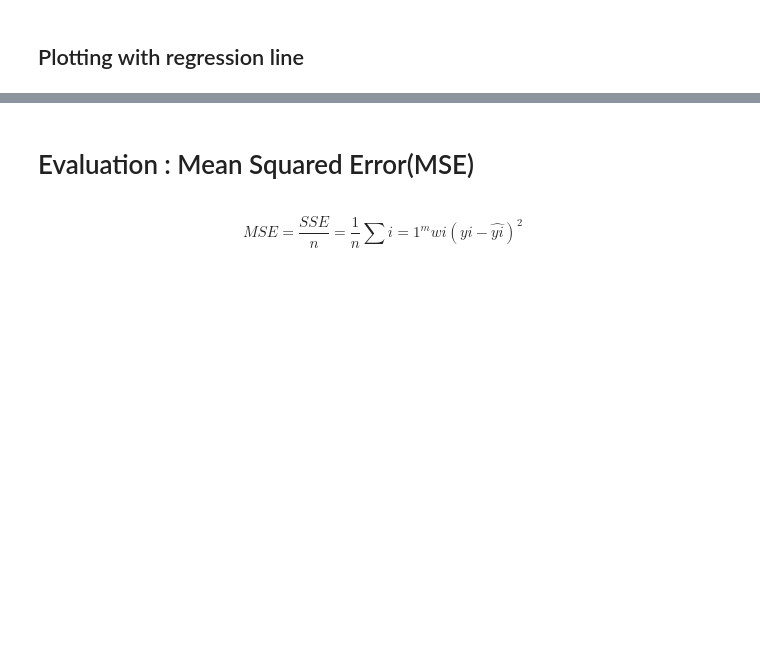
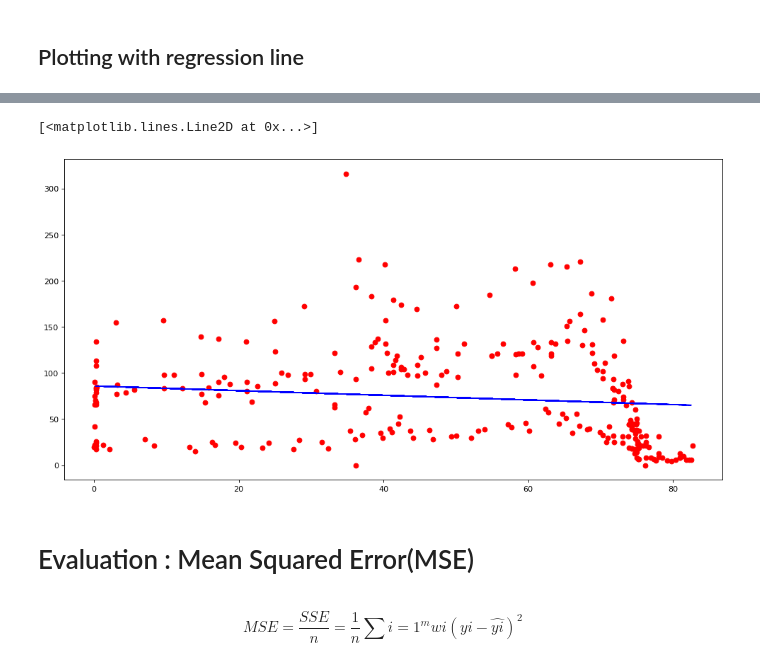
Before and after one commit to ijarpa/ijarpa, a Jupyter notebook: 4_Covid_Chile/liner-regression-vaccination-mortality-analysis.ipynb, the cells around one changed output, grey strips where cells are left out. Drawn from its saved outputs; the diff is of its cells as text; code cells hidden in the pictures; blank space fills up the shorter version.

```diff
--- a/4_Covid_Chile/liner-regression-vaccination-mortality-analysis.ipynb
+++ b/4_Covid_Chile/liner-regression-vaccination-mortality-analysis.ipynb
@@ -266,30 +266,16 @@ No handles with labels found to put in legend.
 # %%
 # define x,y
 x = chile[['ratio']]
-y = chile[['New_deaths']]
+y = chile['New_deaths']
 
 # split
-x_train,x_test,y_train,y_test = train_test_split(x,y,test_size=0.25,random_state=42)
+x_train,x_test,y_train,y_test = train_test_split(x,y,test_size=0.3,random_state=42)
 
-# Standard Normalization(x)
-std_x = StandardScaler()
-x_train = std_x.fit_transform(x_train)
-x_test = std_x.fit_transform(x_test)
-
-# Standard Normalization(y)
-std_y = StandardScaler()
-y_train = std_y.fit_transform(y_train)
-y_test = std_y.fit_transform(y_test)
-
-# fitting in
-liner = LinearRegression()
-liner.fit(x_train,y_train)
+# fitting
+model = LinearRegression()
+model.fit(x_train,y_train)
 
 # coefficients
-print ('Coefficients: ', liner.coef_)
-print ('Intercept: ',liner.intercept_)
-
-# prediction
-y_pre = std_y.inverse_transform(liner.predict(x_test))# inverse to original value
-print('The prediction of New Deaths is :\n',y_pre)
+print ('Coefficients: ', model.coef_.round(2))
+print ('Intercept: ',model.intercept_)
 # %% [output]
@@ -327,3 +308,10 @@ Text(0.5, 1.0, 'Liner Regression')
+# %%
+plt.figure(figsize=(15,7.5), dpi=80)
+plt.scatter(x,y, color='red')
+plt.plot(x_test,y_pre,color='blue')
+# %% [output]
+[<matplotlib.lines.Line2D at 0x...>]
+[figure, added]
 # %% [markdown]
 # Evaluation : Mean Squared Error(MSE)
 # %% [markdown]
```
Also changed, not shown: parts of 8 cells of this notebook.
